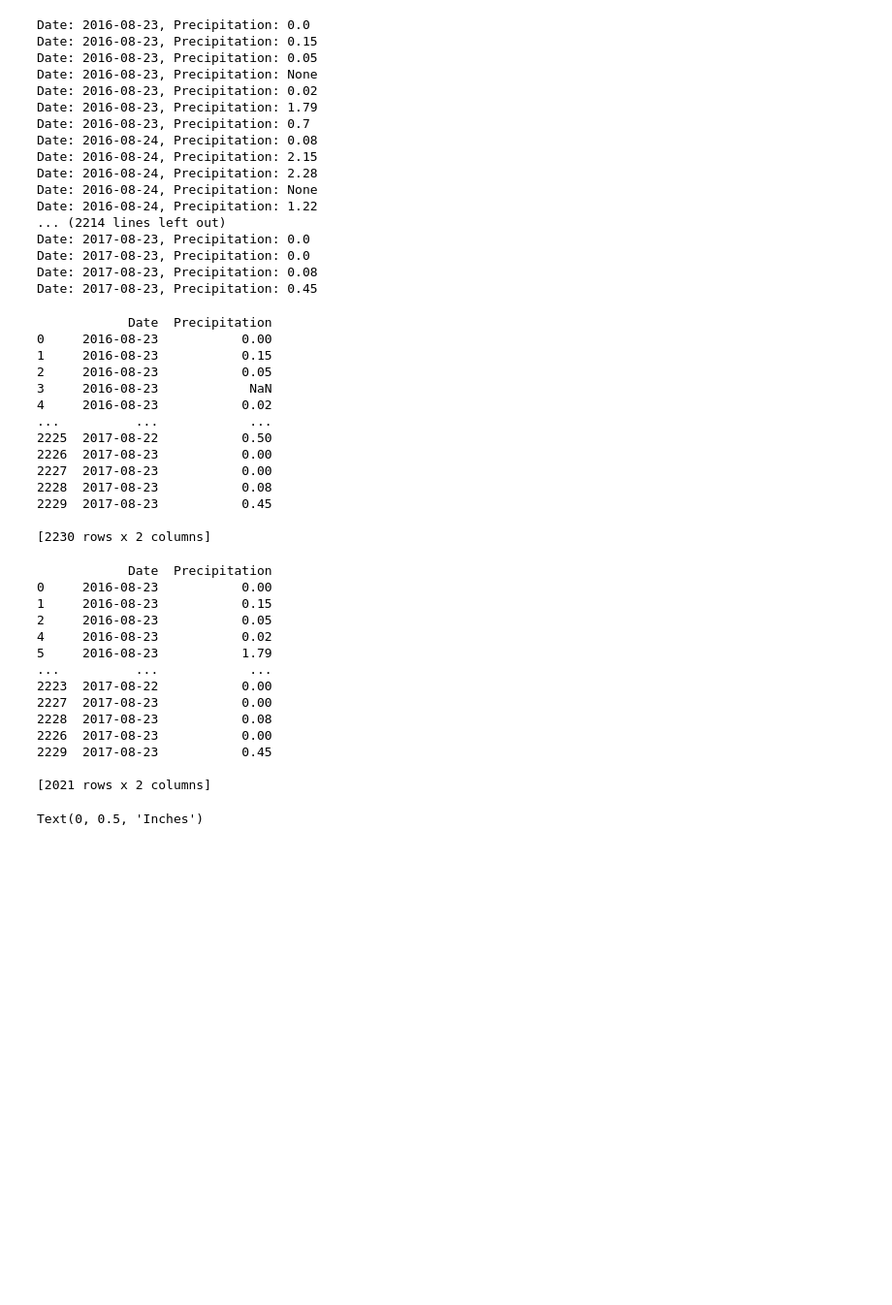
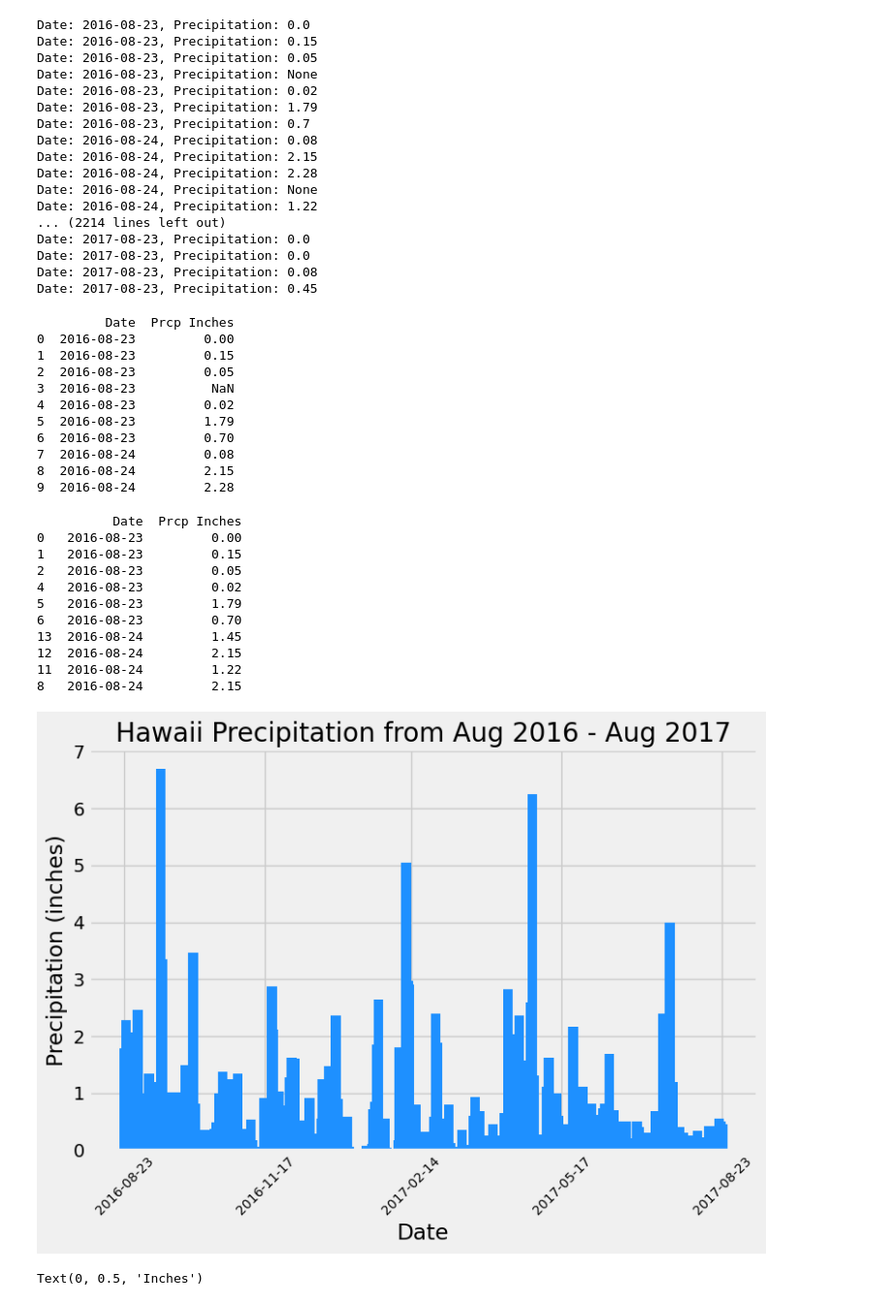
Before and after one commit to sloucel/sqlalchemy-challenge, a Jupyter notebook: SurfsUp/climate_starter.ipynb, the cells around one changed output. Shown at 97% size. Saved outputs shown, nothing was run; the diff lists cells and outputs as text; code cells hidden in the pictures; blank space fills up the shorter version.

Commit message:
added first bar chart for hawaii prcp

```diff
--- a/SurfsUp/climate_starter.ipynb
+++ b/SurfsUp/climate_starter.ipynb
@@ -102,42 +109,56 @@ Date: 2017-08-23, Precipitation: 0.45
 # %%
 import pandas as pd
 # Save the query results as a Pandas DataFrame. Explicitly set the column names
-prcp_df = pd.DataFrame(prcp_data, columns=['Date', 'Precipitation'])
-print(prcp_df)
+prcp_df = pd.DataFrame(prcp_data, columns=['Date', 'Prcp Inches'])
+print(prcp_df.head(10))
 # %% [output]
-            Date  Precipitation
-0     2016-08-23           0.00
-1     2016-08-23           0.15
-2     2016-08-23           0.05
-3     2016-08-23            NaN
-4     2016-08-23           0.02
-...          ...            ...
-2225  2017-08-22           0.50
-2226  2017-08-23           0.00
-2227  2017-08-23           0.00
-2228  2017-08-23           0.08
-2229  2017-08-23           0.45
-
-[2230 rows x 2 columns]
+         Date  Prcp Inches
+0  2016-08-23         0.00
+1  2016-08-23         0.15
+2  2016-08-23         0.05
+3  2016-08-23          NaN
+4  2016-08-23         0.02
+5  2016-08-23         1.79
+6  2016-08-23         0.70
+7  2016-08-24         0.08
+8  2016-08-24         2.15
+9  2016-08-24         2.28
 # %%
 # Sort the dataframe by date (and drop NaN)
 prcp_df = prcp_df.sort_values(by='Date').dropna()
-print(prcp_df)
+print(prcp_df.head(10))
 # %% [output]
-            Date  Precipitation
-0     2016-08-23           0.00
-1     2016-08-23           0.15
-2     2016-08-23           0.05
-4     2016-08-23           0.02
-5     2016-08-23           1.79
-...          ...            ...
-2223  2017-08-22           0.00
-2227  2017-08-23           0.00
-2228  2017-08-23           0.08
-2226  2017-08-23           0.00
-2229  2017-08-23           0.45
-
-[2021 rows x 2 columns]
+          Date  Prcp Inches
+0   2016-08-23         0.00
+1   2016-08-23         0.15
+2   2016-08-23         0.05
+4   2016-08-23         0.02
+5   2016-08-23         1.79
+6   2016-08-23         0.70
+13  2016-08-24         1.45
+12  2016-08-24         2.15
+11  2016-08-24         1.22
+8   2016-08-24         2.15
+# %%
+# Use Pandas Plotting with Matplotlib to plot the data
+
+# Setup
+plt.figure(figsize=(8, 6))
+plt.bar(prcp_df['Date'], prcp_df['Prcp Inches'], color='dodgerblue', align='center', linewidth = 1, width=6)
+
+# Labels & Aesthetics
+plt.xlabel('Date')
+plt.ylabel('Precipitation (inches)')
+plt.title('Hawaii Precipitation from Aug 2016 - Aug 2017')
+
+# x label ticks
+date_indices = np.linspace(0, len(prcp_df['Date']) - 1, 5, dtype=int)
+plt.xticks(prcp_df['Date'].iloc[date_indices], rotation=45, fontsize=10)
+
+plt.tight_layout()
+plt.show()
+# %% [output]
+[figure, added]
 # %%
 # Design a query to retrieve the last 12 months of precipitation data and plot the results.
 # Starting from the most recent data point in the database.
```
Also changed, not shown: parts of 3 cells of this notebook, 1 other file.
